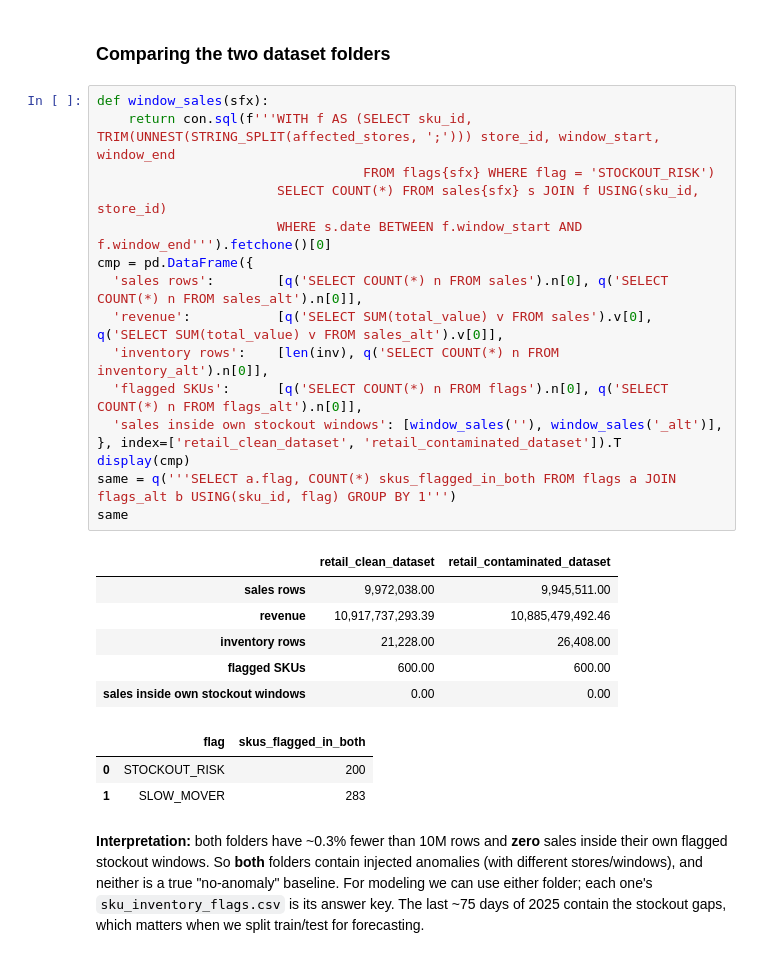
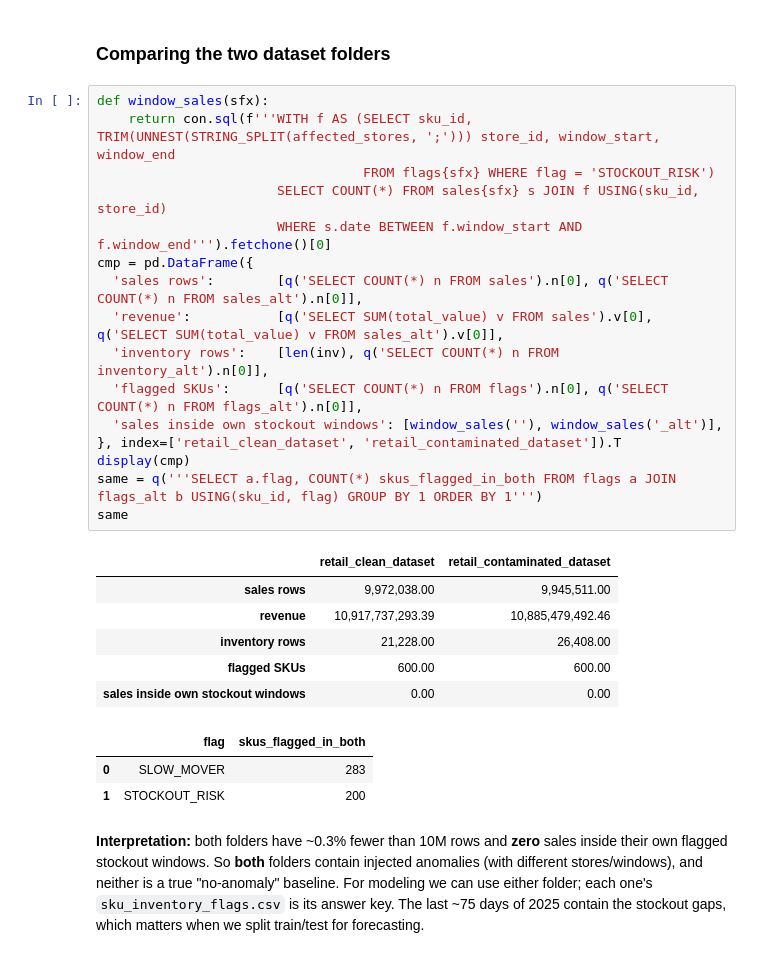
Before and after one commit to Lonishri21/retailpulse, a Jupyter notebook: 01_data_analysis/eda.ipynb, the cells around one changed output. Drawn from its saved outputs; the diff is of its cells as text.

```diff
--- a/01_data_analysis/eda.ipynb
+++ b/01_data_analysis/eda.ipynb
@@ -759,29 +759,29 @@ ax.legend(); save('10b_stockout_example'); plt.show()
 # %%
 def window_sales(sfx):
     return con.sql(f'''WITH f AS (SELECT sku_id, TRIM(UNNEST(STRING_SPLIT(affected_stores, ';'))) store_id, window_start, window_end
                                   FROM flags{sfx} WHERE flag = 'STOCKOUT_RISK')
                        SELECT COUNT(*) FROM sales{sfx} s JOIN f USING(sku_id, store_id)
                        WHERE s.date BETWEEN f.window_start AND f.window_end''').fetchone()[0]
 cmp = pd.DataFrame({
   'sales rows':        [q('SELECT COUNT(*) n FROM sales').n[0], q('SELECT COUNT(*) n FROM sales_alt').n[0]],
   'revenue':           [q('SELECT SUM(total_value) v FROM sales').v[0], q('SELECT SUM(total_value) v FROM sales_alt').v[0]],
   'inventory rows':    [len(inv), q('SELECT COUNT(*) n FROM inventory_alt').n[0]],
   'flagged SKUs':      [q('SELECT COUNT(*) n FROM flags').n[0], q('SELECT COUNT(*) n FROM flags_alt').n[0]],
   'sales inside own stockout windows': [window_sales(''), window_sales('_alt')],
 }, index=['retail_clean_dataset', 'retail_contaminated_dataset']).T
 display(cmp)
-same = q('''SELECT a.flag, COUNT(*) skus_flagged_in_both FROM flags a JOIN flags_alt b USING(sku_id, flag) GROUP BY 1''')
+same = q('''SELECT a.flag, COUNT(*) skus_flagged_in_both FROM flags a JOIN flags_alt b USING(sku_id, flag) GROUP BY 1 ORDER BY 1''')
 same
 # %% [output]
 |  | retail_clean_dataset | retail_contaminated_dataset |
 | sales rows | 9,972,038.00 | 9,945,511.00 |
 | revenue | 10,917,737,293.39 | 10,885,479,492.46 |
 | inventory rows | 21,228.00 | 26,408.00 |
 | flagged SKUs | 600.00 | 600.00 |
 | sales inside own stockout windows | 0.00 | 0.00 |
 |  | flag | skus_flagged_in_both |
-| 0 | STOCKOUT_RISK | 200 |
-| 1 | SLOW_MOVER | 283 |
+| 0 | SLOW_MOVER | 283 |
+| 1 | STOCKOUT_RISK | 200 |
 # %% [markdown]
 **Interpretation:** both folders have ~0.3% fewer than 10M rows and **zero** sales inside their own flagged stockout windows.
 So **both** folders contain injected anomalies (with different stores/windows), and neither is a true "no-anomaly" baseline.
```
Also changed, not shown: parts of 1 cell of this notebook, 21 other files.
